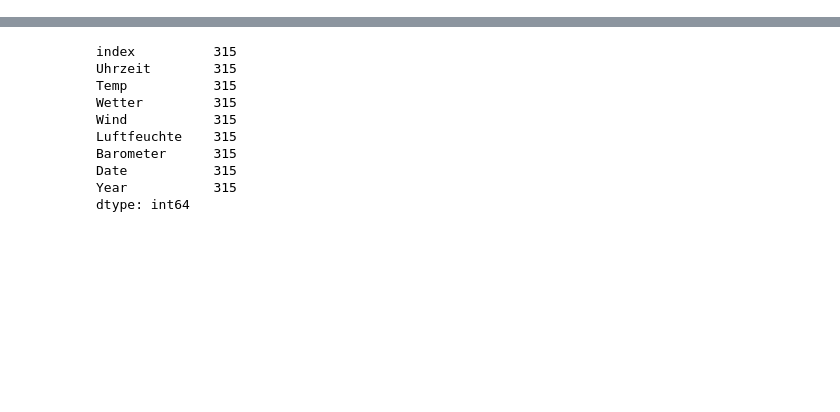
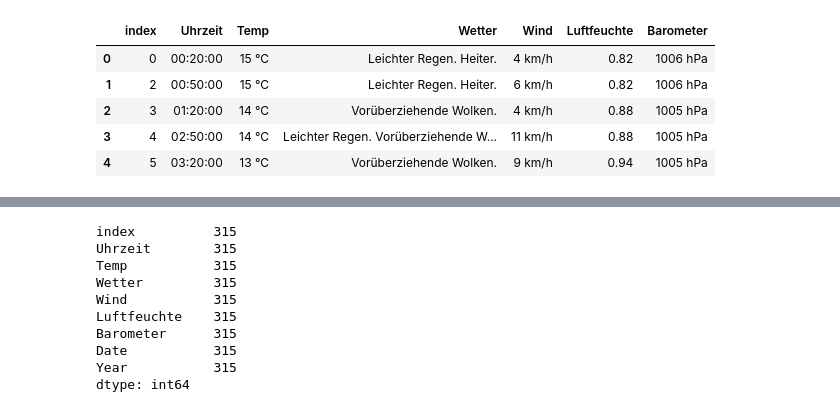
Before and after one commit to hh-group-14-st23/marathon-data-project, a Jupyter notebook: raw_data/weather_data_cleanup.ipynb, the cells around one changed output, grey strips where cells are left out. Drawn from its saved outputs; the diff is of its cells as text; code cells hidden in the pictures; blank space fills up the shorter version.

Commit message:
Cleaned weather data
Cleaned version of https://techlabs-community.slack.com/files/U0548DY7N4T/F05JL2MRD99/wetterdaten_zu_lauftagen.xlsx

```diff
--- a/raw_data/weather_data_cleanup.ipynb
+++ b/raw_data/weather_data_cleanup.ipynb
@@ -9,4 +14,13 @@ weather2019 = pd.read_excel('./Weather data_v1.xlsx',sheet_name = 3)
 weather2018 = pd.read_excel('./Weather data_v1.xlsx',sheet_name = 4)
 weather2017 = pd.read_excel('./Weather data_v1.xlsx',sheet_name = 5)
 weather2016 = pd.read_excel('./Weather data_v1.xlsx',sheet_name = 6)
+# %%
+weather2023.head()
+# %% [output]
+|  | index | Uhrzeit | Temp | Wetter | Wind | Luftfeuchte | Barometer |
+| 0 | 0 | 00:20:00 | 15 °C | Leichter Regen. Heiter. | 4 km/h | 0.82 | 1006 hPa |
+| 1 | 2 | 00:50:00 | 15 °C | Leichter Regen. Heiter. | 6 km/h | 0.82 | 1006 hPa |
+| 2 | 3 | 01:20:00 | 14 °C | Vorüberziehende Wolken. | 4 km/h | 0.88 | 1005 hPa |
+| 3 | 4 | 02:50:00 | 14 °C | Leichter Regen. Vorüberziehende W... | 11 km/h | 0.88 | 1005 hPa |
+| 4 | 5 | 03:20:00 | 13 °C | Vorüberziehende Wolken. | 9 km/h | 0.94 | 1005 hPa |
 # %%
```
Also changed, not shown: parts of 17 cells of this notebook.
